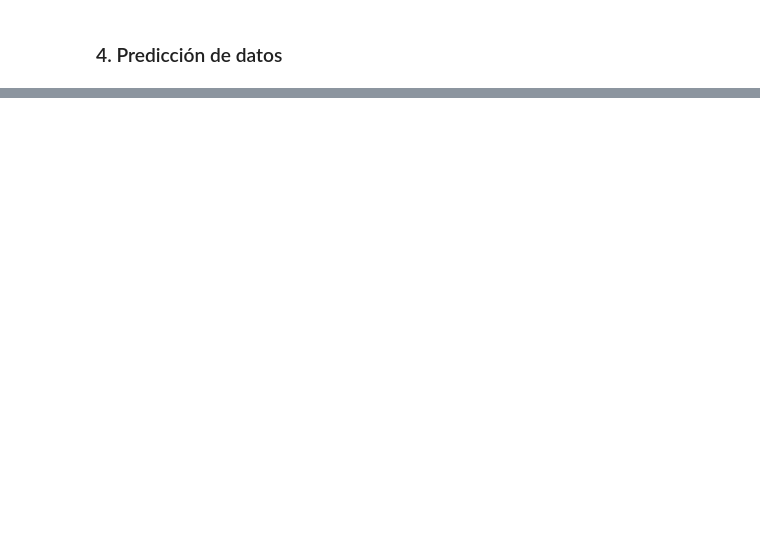
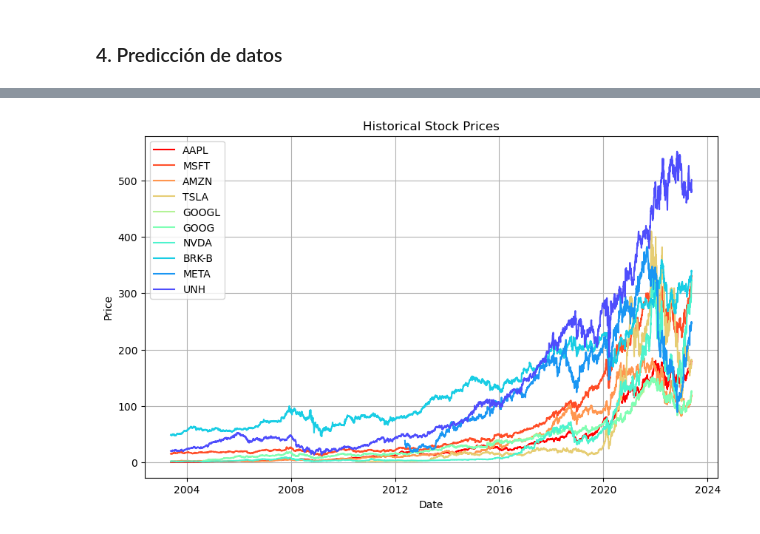
Before and after one commit to carlitoscanas/prototipo_paad, a Jupyter notebook: stock_price_prediction/nb_spp_model_ensemble.ipynb, the cells around one changed output, grey strips where cells are left out. Drawn from its saved outputs; the diff is of its cells as text; code cells hidden in the pictures; blank space fills up the shorter version.

```diff
--- a/stock_price_prediction/nb_spp_model_ensemble.ipynb
+++ b/stock_price_prediction/nb_spp_model_ensemble.ipynb
@@ -289,0 +335,7 @@ fig.show()
+# %%
+# Lectura de data histórica en capa Silver (ésta junto con la data predicha alimentan la tabla de capa Gold)
+slv_data = pd.read_csv(silver+silver_table)
+slv_data = slv_data[['Date', 'Adj Close', 'Ticker']]
+slv_data['Date'] = pd.to_datetime(slv_data['Date'])
+slv_data.set_index('Date', inplace=True)
+slv_data
@@ -289,0 +357,6 @@ fig.show()
+# %%
+# Preparación de datos predichos a insertar en la tabla
+ticker_pred_data = preds[['Pred', 'Ticker']].sort_index().sort_values(by=['Ticker'])
+ticker_pred_data.rename(columns={'Pred': 'Adj Close'}, inplace=True)
+ticker_pred_data.index.name = 'Date'
+ticker_pred_data
@@ -289,0 +382,5 @@ fig.show()
+# %%
+# Actualización de tabla en capa Gold con los nuevos registros
+gld_data = pd.concat([slv_data, ticker_pred_data])
+gld_data.to_csv(gold+gold_table)
+gld_data
@@ -289,0 +402,28 @@ fig.show()
+# %%
+# Graficación de los datos (a manera de validación visual)
+def get_data(data, ticker=['AAPL','MSFT','AMZN','TSLA','GOOGL','GOOG','NVDA','BRK-B','META','UNH']):
+    input_data = pd.DataFrame()
+    for i in ticker:
+        ticker_adj_close = data[data['Ticker']==i]['Adj Close']
+        input_data = pd.concat((input_data,ticker_adj_close),axis=1)
+    input_data.columns = ticker
+    input_data.sort_index(inplace=True)
+    return input_data
+
+plt_data = get_data (gld_data)
+plt.figure(figsize=(10, 6))
+
+num_colors = len(plt_data.columns)
+colors = cm.rainbow_r([i / num_colors for i in range(num_colors)])
+
+for i, column in enumerate(plt_data.columns):
+    plt.plot(plt_data.index, plt_data[column], label=column, color=colors[i])
+
+plt.xlabel('Date')
+plt.ylabel('Price')
+plt.title('Historical Stock Prices')
+plt.legend()
+plt.grid(True)
+plt.show()
+# %% [output]
+[figure, added]
```
Also changed, not shown: parts of 12 cells of this notebook, 16 other files.
